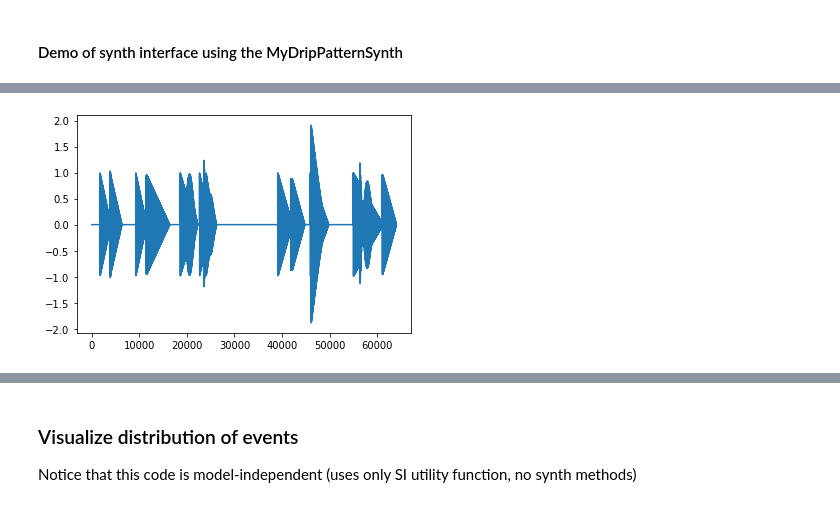
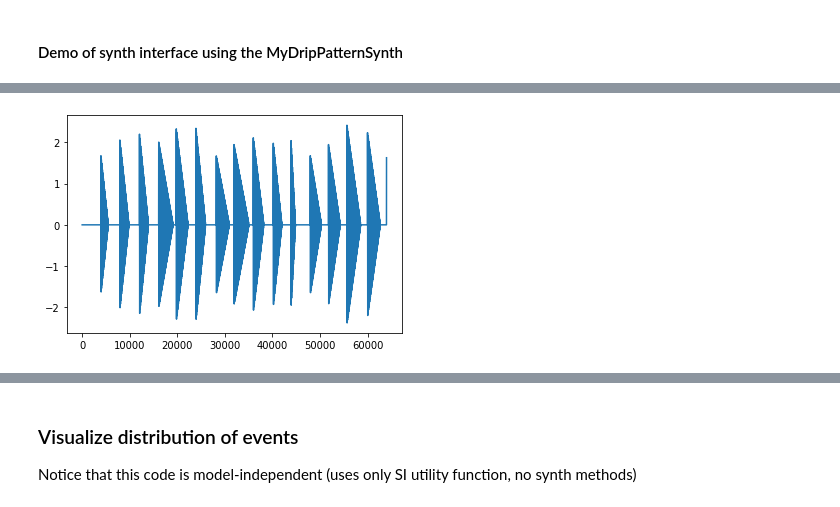
Before and after one commit to prashanthtr/dripTextureDS, a Jupyter notebook: dripTextureVisualization-notebook.ipynb, the cells around one changed output, grey strips where cells are left out. Drawn from its saved outputs; the diff is of its cells as text; code cells hidden in the pictures.

Commit message:
added generic synth separate module, rewrote drip synth with multiple starting frequencies and amplitudes

```diff
--- a/dripTextureVisualization-notebook.ipynb
+++ b/dripTextureVisualization-notebook.ipynb
@@ -109,21 +122,21 @@ display(Audio(sig, rate=16000, autoplay=True))
 # %%
 from myDripPatternSynth import MyDripPatternSynth
 
 barsynth=MyDripPatternSynth()
 
-barsynth.setParamNorm('cf', 0.2) # Can set any synth parameter with setParam()
-barsynth.setParam('sweep', 70) # Can set any synth parameter with setParam()
-barsynth.setParam('decay', 5) # Can set any synth parameter with setParam()
-barsynth.setParam('decayVar', 2.5) # Can set any synth parameter with setParam()
+barsynth.setParamNorm('cf', 0.75) # Can set any synth parameter with setParam()
+barsynth.setParamNorm('sweep', 1) # Can set any synth parameter with setParam()
+barsynth.setParamNorm('startAmp', 1) # Can set any synth parameter with setParam()
+barsynth.setParamNorm('ampRange', 0.25) # Can set any synth parameter with setParam()
 barsynth.setParam("rate_exp",2) # will make 2^1 events per second
-barsynth.setParam("irreg_exp", 1)
+barsynth.setParam("irreg_exp", 0.25)
 
 barsig=barsynth.generate(4)      #generates 4 seconds of drip sound
 plt.plot(barsig)
 display(Audio(barsig, rate=16000, autoplay=True))
 # %% [output]
 [interactive output not drawn]
-[figure, old version]
+[figure, new version]
 # %%
 #Chunking the drip sounds into smaller segments for training/test data sets
 chunkedAudio = SI.selectVariation(barsig, 16000, 1, 2)
```
Also changed, not shown: parts of 11 cells of this notebook, 6 other files.
